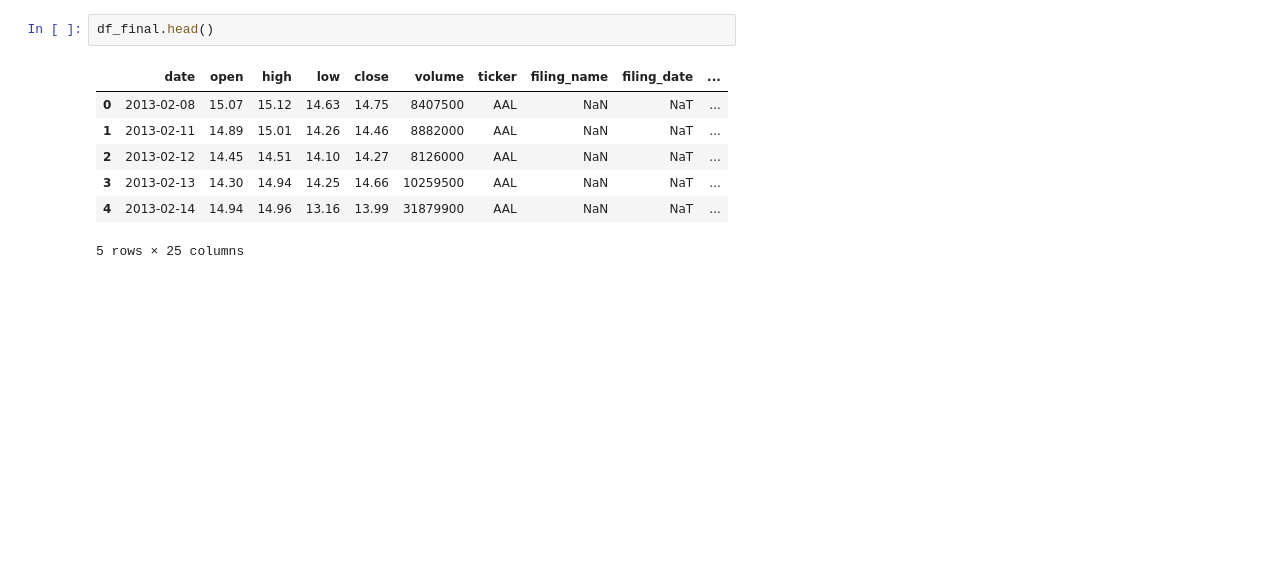
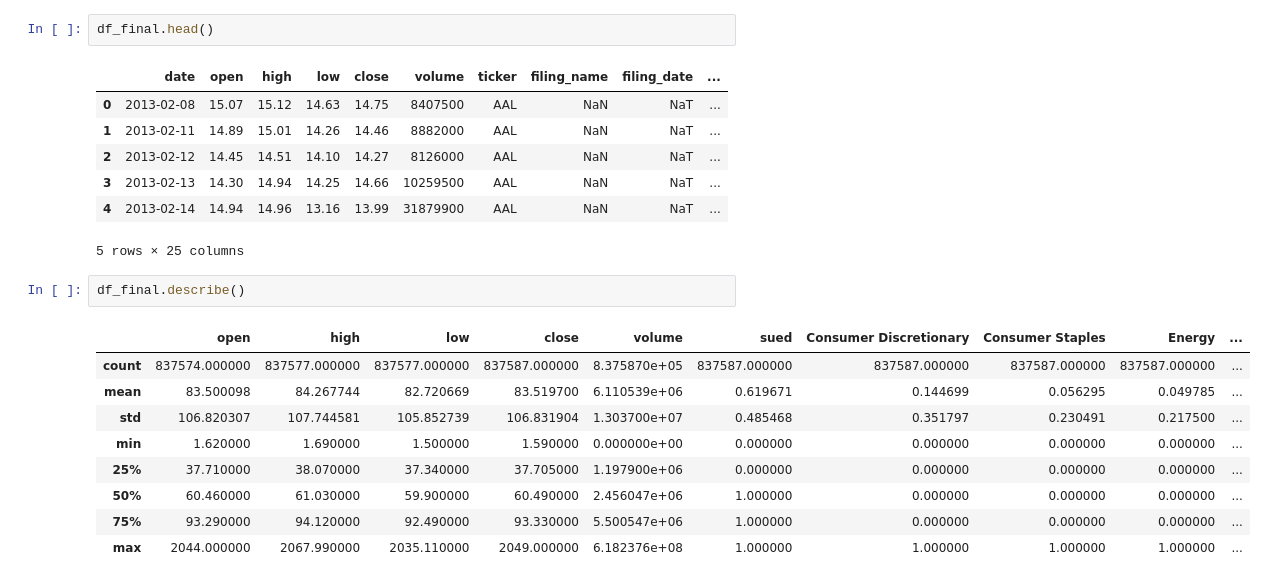
Before and after one commit to jkapl/securities-fraud-predict, a Jupyter notebook: stock-fraud-predict.ipynb, the cells around one changed output. Cells and saved outputs as stored; diff of their text form; blank space fills up the shorter version.

```diff
--- a/stock-fraud-predict.ipynb
+++ b/stock-fraud-predict.ipynb
@@ -380,3 +380,15 @@ df_final.head()
 | 3 | 2013-02-13 | 14.30 | 14.94 | 14.25 | 14.66 | 10259500 | AAL | NaN | NaT | ... |
 | 4 | 2013-02-14 | 14.94 | 14.96 | 13.16 | 13.99 | 31879900 | AAL | NaN | NaT | ... |
 5 rows × 25 columns
+# %%
+df_final.describe()
+# %% [output]
+|  | open | high | low | close | volume | sued | Consumer Discretionary | Consumer Staples | Energy | ... |
+| count | 837574.000000 | 837577.000000 | 837577.000000 | 837587.000000 | 8.375870e+05 | 837587.000000 | 837587.000000 | 837587.000000 | 837587.000000 | ... |
+| mean | 83.500098 | 84.267744 | 82.720669 | 83.519700 | 6.110539e+06 | 0.619671 | 0.144699 | 0.056295 | 0.049785 | ... |
+| std | 106.820307 | 107.744581 | 105.852739 | 106.831904 | 1.303700e+07 | 0.485468 | 0.351797 | 0.230491 | 0.217500 | ... |
+| min | 1.620000 | 1.690000 | 1.500000 | 1.590000 | 0.000000e+00 | 0.000000 | 0.000000 | 0.000000 | 0.000000 | ... |
+| 25% | 37.710000 | 38.070000 | 37.340000 | 37.705000 | 1.197900e+06 | 0.000000 | 0.000000 | 0.000000 | 0.000000 | ... |
+| 50% | 60.460000 | 61.030000 | 59.900000 | 60.490000 | 2.456047e+06 | 1.000000 | 0.000000 | 0.000000 | 0.000000 | ... |
+| 75% | 93.290000 | 94.120000 | 92.490000 | 93.330000 | 5.500547e+06 | 1.000000 | 0.000000 | 0.000000 | 0.000000 | ... |
+| max | 2044.000000 | 2067.990000 | 2035.110000 | 2049.000000 | 6.182376e+08 | 1.000000 | 1.000000 | 1.000000 | 1.000000 | ... |
```
